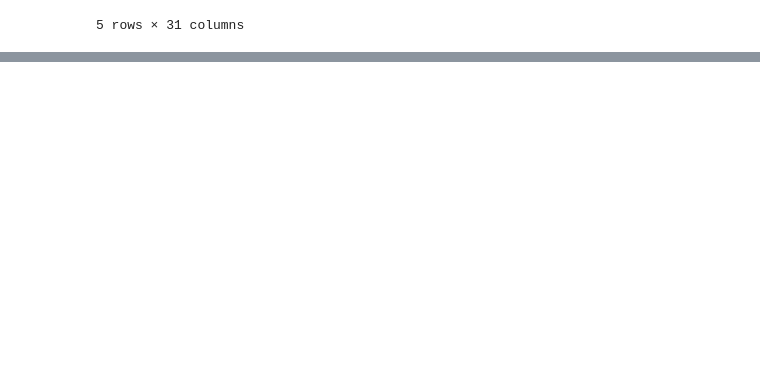
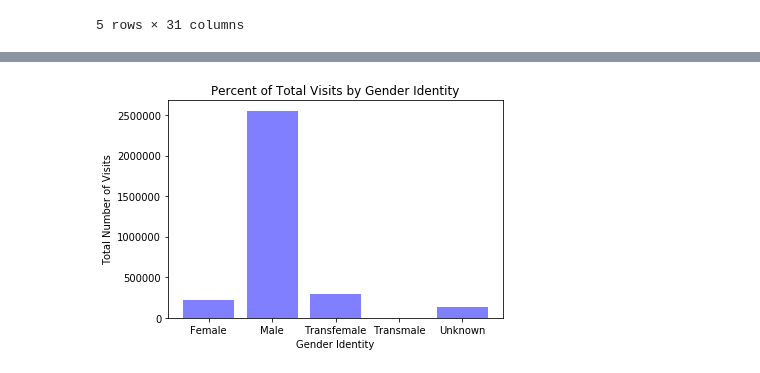
Before and after one commit to rihamramadan/Project-1, a Jupyter notebook: Merged Files.ipynb, the cells around one changed output, grey strips where cells are left out. Saved outputs shown, nothing was run; the diff lists cells and outputs as text; code cells hidden in the pictures; blank space fills up the shorter version.

```diff
--- a/Merged Files.ipynb
+++ b/Merged Files.ipynb
@@ -329,3 +325,20 @@ master_df.head()
 5 rows × 31 columns
 # %%
 master_df.to_csv(r'master_data.csv')
+# %%
+total_visits = master_df["Visits"].sum()
+gender_visits = master_df.groupby("Gender")["Visits"].sum()
+gender_percentage = 100 * gender_visits/ total_visits
+
+plt.pie(gender_percentage,
+        labels=["Female", "Male", "Transfemale", "Transmale", "Unknown"],
+        colors=["lightskyblue","lightcoral","lightblue", "purple","orange"],
+        explode=[0.1, 0.1,0.1,0.1,0.1],
+        autopct='%1.1f%%',
+        shadow=True, startangle=200)
+
+plt.legend(loc="upper right")
+
+plt.title("Percent of Total Visits by Gender Identity")
+
+plt.show()
@@ -331,0 +347,15 @@ master_df.to_csv(r'master_data.csv')
+# %%
+
+x_axis = "Female", "Male", "Transfemale", "Transmale", "Unknown"
+
+plt.bar(x_axis, gender_visits, color="blue",
+        alpha=0.5, align="center")
+
+plt.title("Percent of Total Visits by Gender Identity")
+plt.xlabel("Gender Identity")
+plt.ylabel("Total Number of Visits")
+
+
+plt.show()
+# %% [output]
+[figure, added]
```
Also changed, not shown: parts of 4 cells of this notebook.
